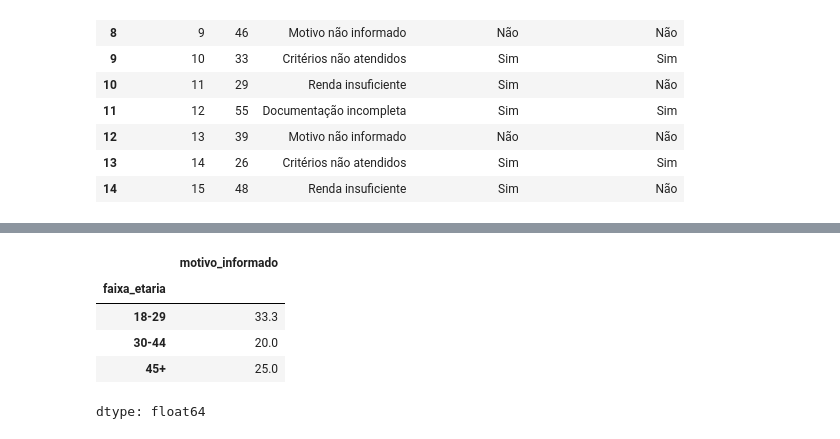
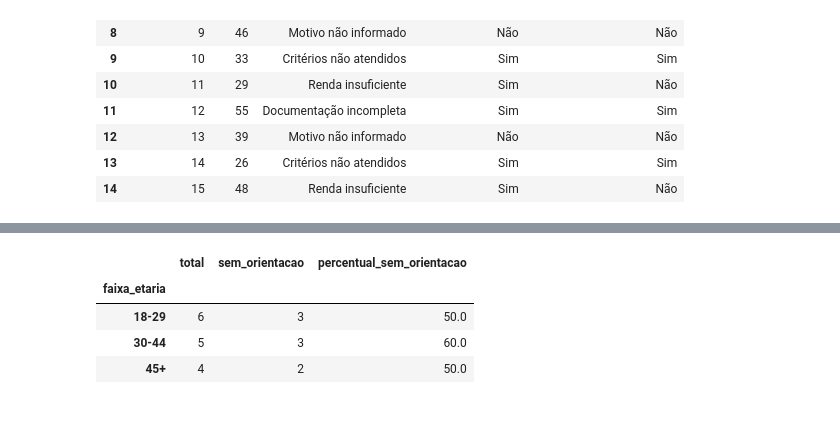
Before and after one commit to cintiafelixdata/analise-experiencia-cliente, a Jupyter notebook: Analise_de_Negativas_Financeiras.ipynb, the cells around one changed output, grey strips where cells are left out. Drawn from its saved outputs; the diff is of its cells as text; code cells hidden in the pictures.

```diff
--- a/Analise_de_Negativas_Financeiras.ipynb
+++ b/Analise_de_Negativas_Financeiras.ipynb
@@ -1,9 +7,8 @@
 # %%
-
 import pandas as pd
 
 dados = {
-    "id_solicitacao": list(range(1, 16)),
+    "id_solicitacao": range(1, 16),
     "idade": [22, 25, 34, 41, 28, 52, 37, 24, 46, 33, 29, 55, 39, 26, 48],
     "motivo_negativa": [
         "Renda insuficiente",
@@ -70,17 +82,25 @@ np.float64(26.666666666666668)
 # %%
 df["faixa_etaria"] = pd.cut(
     df["idade"],
     bins=[0, 29, 44, 100],
     labels=["18-29", "30-44", "45+"]
 )
 
-df.groupby("faixa_etaria", observed=True)["motivo_informado"].apply(
-    lambda x: (x == "Não").mean() * 100
+analise_idade = df.groupby("faixa_etaria", observed=True).agg(
+    total=("id_solicitacao", "count"),
+    sem_orientacao=("orientacao_proximo_passo",
+                    lambda x: (x == "Não").sum())
+)
+
+analise_idade["percentual_sem_orientacao"] = (
+    analise_idade["sem_orientacao"] /
+    analise_idade["total"] * 100
 ).round(1)
+
+analise_idade
 # %% [output]
-|  | motivo_informado |
-| faixa_etaria |  |
-| 18-29 | 33.3 |
-| 30-44 | 20.0 |
-| 45+ | 25.0 |
+|  | total | sem_orientacao | percentual_sem_orientacao |
+| faixa_etaria |  |  |  |
+| 18-29 | 6 | 3 | 50.0 |
+| 30-44 | 5 | 3 | 60.0 |
+| 45+ | 4 | 2 | 50.0 |
-dtype: float64
```
Also changed, not shown: parts of 16 cells of this notebook.
